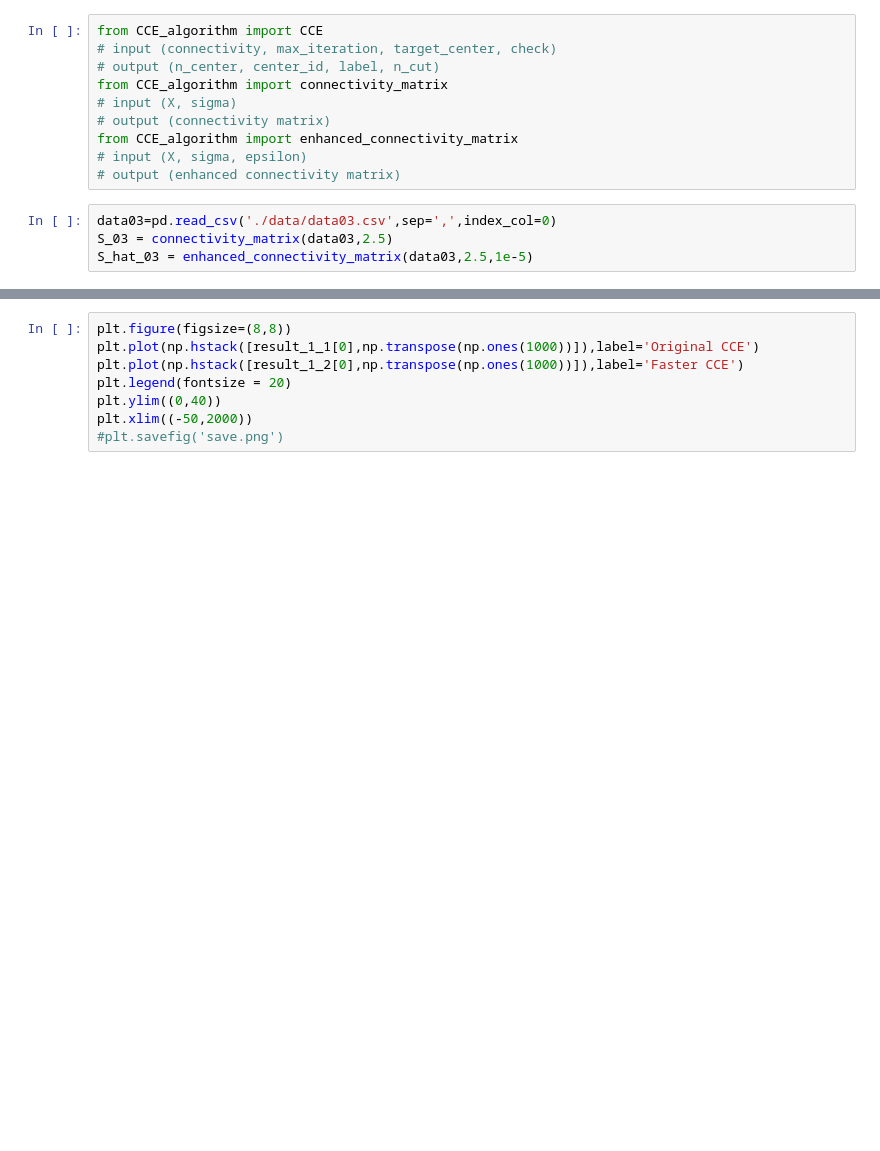
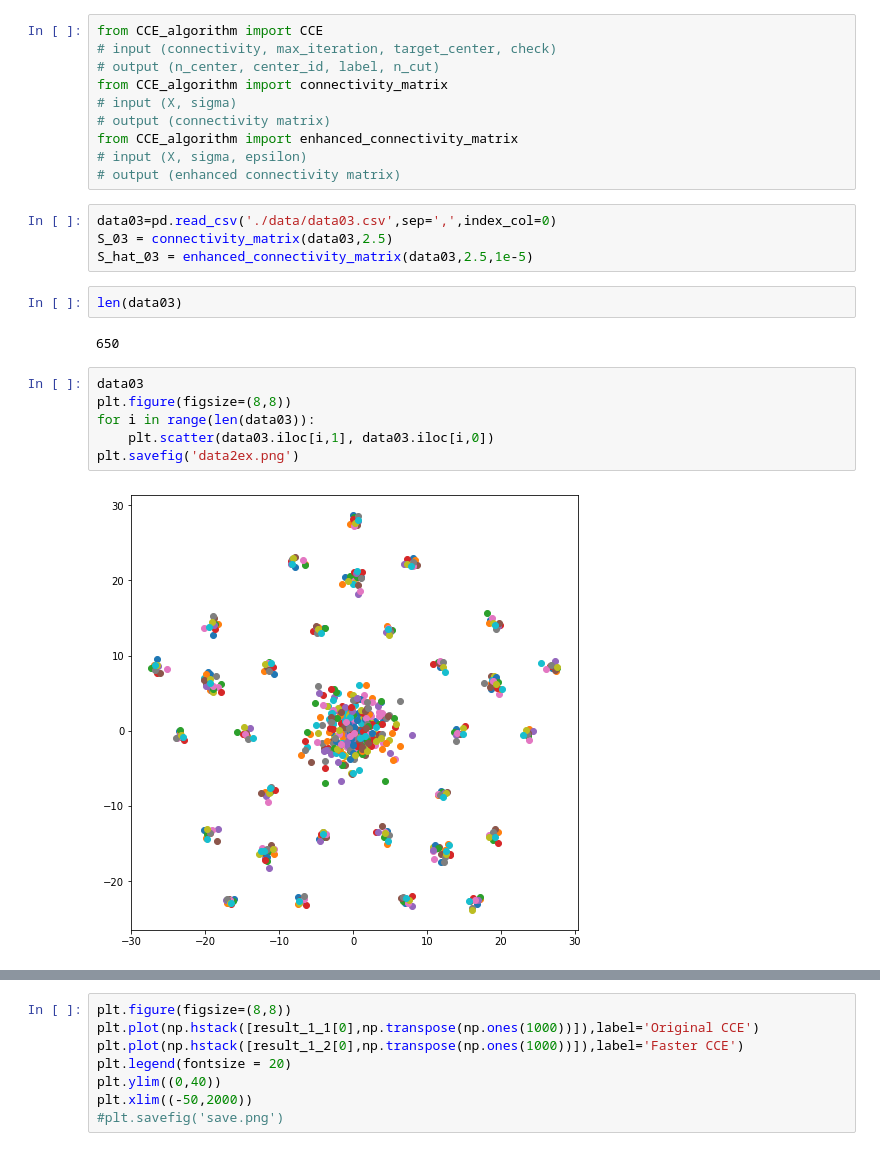
Before and after one commit to jmlee8939/faster_CCE, a Jupyter notebook: CCE_synthetic_data_experiments.ipynb, the cells around one changed output, grey strips where cells are left out. Drawn from its saved outputs; the diff is of its cells as text; blank space fills up the shorter version.

```diff
--- a/CCE_synthetic_data_experiments.ipynb
+++ b/CCE_synthetic_data_experiments.ipynb
@@ -21,3 +21,15 @@ from CCE_algorithm import enhanced_connectivity_matrix
 data03=pd.read_csv('./data/data03.csv',sep=',',index_col=0)
 S_03 = connectivity_matrix(data03,2.5)
 S_hat_03 = enhanced_connectivity_matrix(data03,2.5,1e-5)
+# %%
+len(data03)
+# %% [output]
+650
+# %%
+data03
+plt.figure(figsize=(8,8))
+for i in range(len(data03)):
+    plt.scatter(data03.iloc[i,1], data03.iloc[i,0])
+plt.savefig('data2ex.png')
+# %% [output]
+[figure, added]
```
Also changed, not shown: parts of 3 cells of this notebook, 19 other files.
